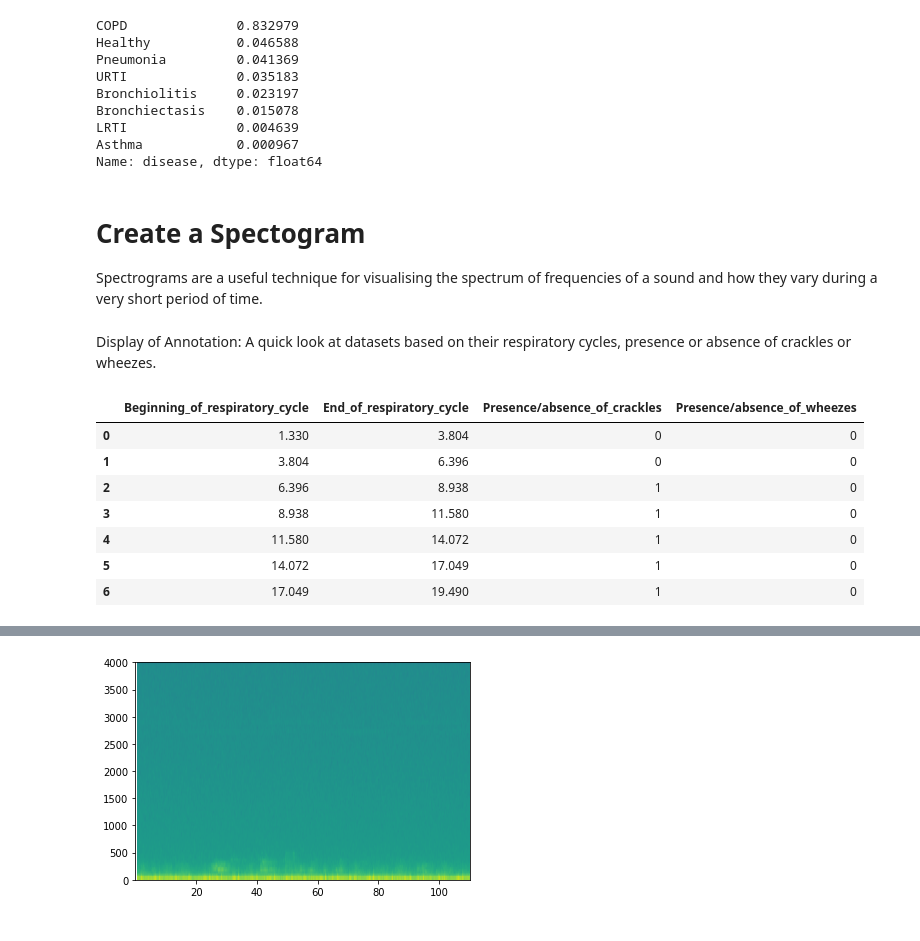
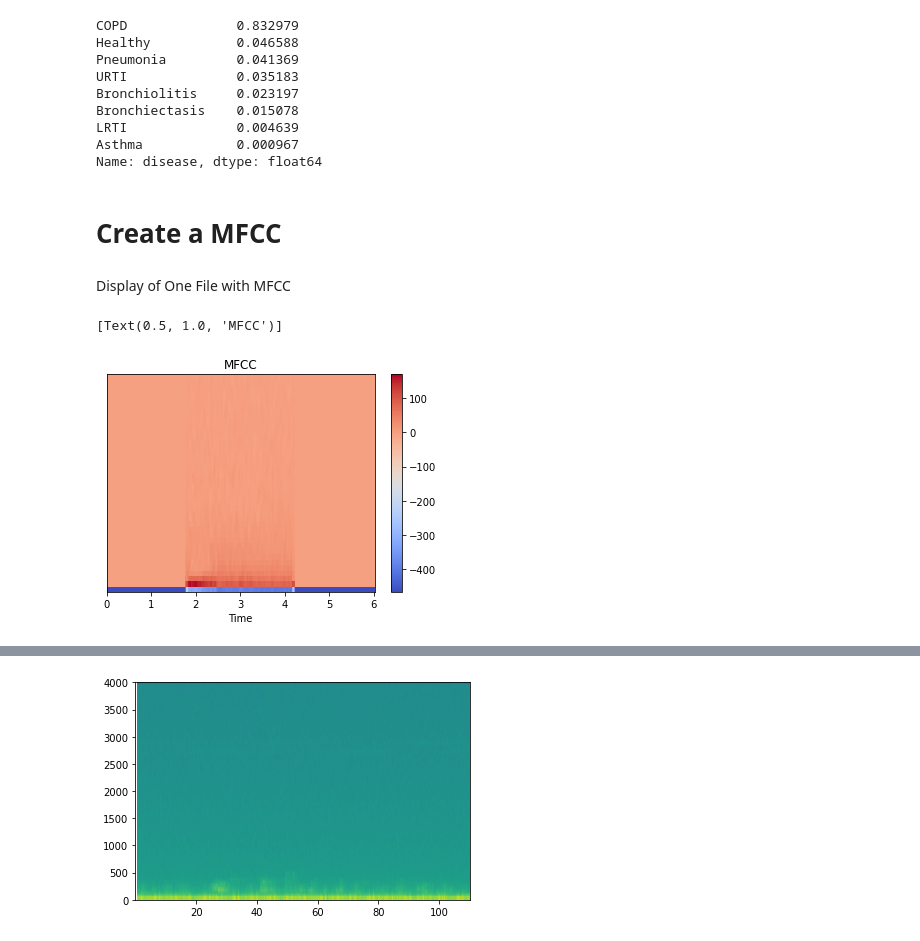
Before and after one commit to tibayo1/DL-Lung-Sounds, a Jupyter notebook: C_Lung_Sounds_Detection.ipynb, the cells around one changed output, grey strips where cells are left out. Drawn from its saved outputs; the diff is of its cells as text; code cells hidden in the pictures.

```diff
--- a/C_Lung_Sounds_Detection.ipynb
+++ b/C_Lung_Sounds_Detection.ipynb
@@ -269,31 +281,21 @@ Bronchiectasis    0.015078
 LRTI              0.004639
 Asthma            0.000967
 Name: disease, dtype: float64
-# %% [markdown]
-# Create a Spectogram
-
-Spectrograms are a useful technique for visualising the spectrum of frequencies of a sound and how they vary during a very short period of time.
-# %% [markdown]
-Display of Annotation: A quick look at datasets based on their respiratory cycles, presence or absence of crackles or wheezes.
-# %%
-path = \
-'/content/respiratory_sound_database/Respiratory_Sound_Database/audio_and_txt_files/154_2b4_Al_mc_AKGC417L.txt'
-
-col_names = ['Beginning_of_respiratory_cycle', 'End_of_respiratory_cycle', 'Presence/absence_of_crackles', 'Presence/absence_of_wheezes']
-
-# Respiratory cycle column values are in 'seconds'.
-# Presence = 1
-# Absence = 0
-
-df_annot = pd.read_csv(path, sep="\t", header=None, names=col_names)
-
-df_annot.head(10)
-# %% [output]
-|  | Beginning_of_respiratory_cycle | End_of_respiratory_cycle | Presence/absence_of_crackles | Presence/absence_of_wheezes |
-| 0 | 1.330 | 3.804 | 0 | 0 |
-| 1 | 3.804 | 6.396 | 0 | 0 |
-| 2 | 6.396 | 8.938 | 1 | 0 |
-| 3 | 8.938 | 11.580 | 1 | 0 |
-| 4 | 11.580 | 14.072 | 1 | 0 |
-| 5 | 14.072 | 17.049 | 1 | 0 |
-| 6 | 17.049 | 19.490 | 1 | 0 |
+# %% [markdown]
+# Create a MFCC
+# %% [markdown]
+Display of One File with MFCC
+# %%
+path='/content/processed_audio_files/'
+
+import librosa.display
+file=path + Xtrain.iloc[193].filename
+sound,sample_rate= lb.load(file)
+mfccs = lb.feature.mfcc(y=sound, sr=sample_rate, n_mfcc=40)
+fig, ax = plt.subplots()
+img = librosa.display.specshow(mfccs, x_axis='time', ax=ax)
+fig.colorbar(img, ax=ax)
+ax.set(title='MFCC')
+# %% [output]
+[Text(0.5, 1.0, 'MFCC')]
+[figure, added]
```
Also changed, not shown: parts of 20 cells of this notebook.
